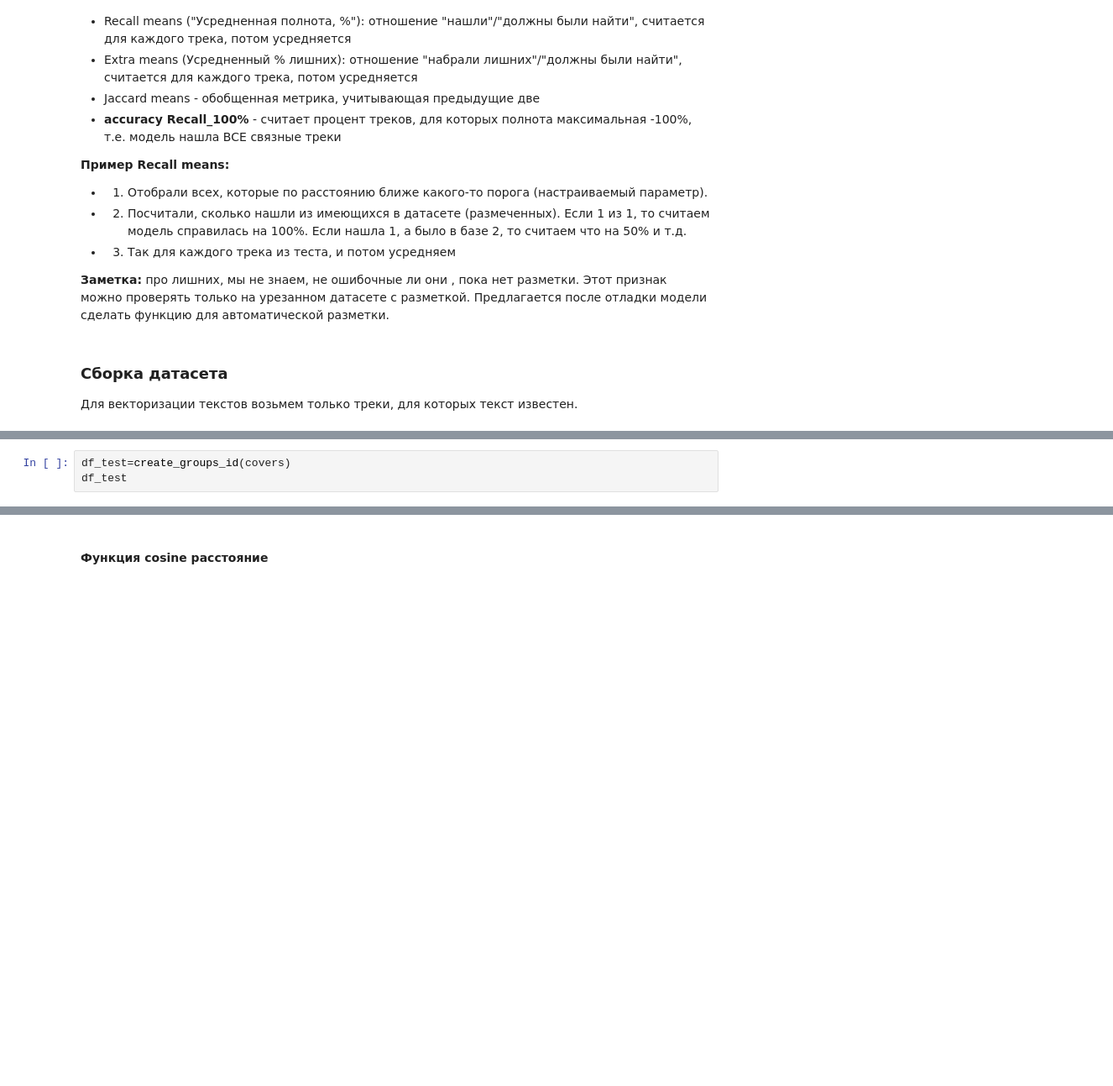
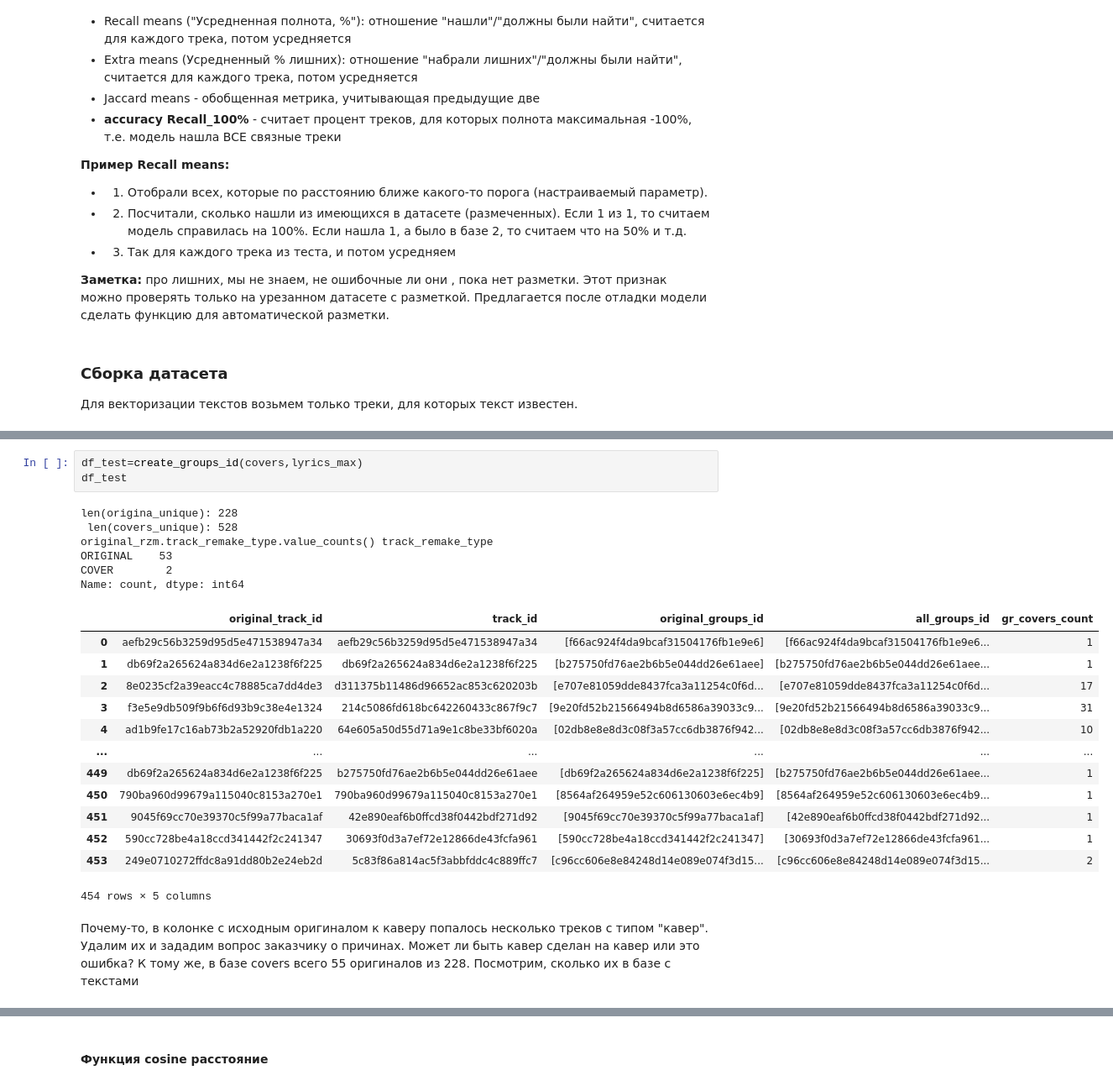
Before and after one commit to EkaterinaIII/Y_Music_NLP, a Jupyter notebook: y_music.ipynb, the cells around one changed output, grey strips where cells are left out. Shown: that part at 84% size. Drawn from its saved outputs; the diff is of its cells as text; blank space fills up the shorter version.

Commit message:
исправлена ошибка в функции сборки датасета

```diff
--- a/y_music.ipynb
+++ b/y_music.ipynb
@@ -1467,3 +1273,0 @@ def create_groups_id(covers):
-# %%
-df_test=create_groups_id(covers)
-df_test
@@ -1499,0 +1492,26 @@ df_test.head(1)
+# %%
+df_test=create_groups_id(covers,lyrics_max)
+df_test
+# %% [output]
+len(origina_unique): 228
+ len(covers_unique): 528
+original_rzm.track_remake_type.value_counts() track_remake_type
+ORIGINAL    53
+COVER        2
+Name: count, dtype: int64
+|  | original_track_id | track_id | original_groups_id | all_groups_id | gr_covers_count |
+| 0 | aefb29c56b3259d95d5e471538947a34 | aefb29c56b3259d95d5e471538947a34 | [f66ac924f4da9bcaf31504176fb1e9e6] | [f66ac924f4da9bcaf31504176fb1e9e6... | 1 |
+| 1 | db69f2a265624a834d6e2a1238f6f225 | db69f2a265624a834d6e2a1238f6f225 | [b275750fd76ae2b6b5e044dd26e61aee] | [b275750fd76ae2b6b5e044dd26e61aee... | 1 |
+| 2 | 8e0235cf2a39eacc4c78885ca7dd4de3 | d311375b11486d96652ac853c620203b | [e707e81059dde8437fca3a11254c0f6d... | [e707e81059dde8437fca3a11254c0f6d... | 17 |
+| 3 | f3e5e9db509f9b6f6d93b9c38e4e1324 | 214c5086fd618bc642260433c867f9c7 | [9e20fd52b21566494b8d6586a39033c9... | [9e20fd52b21566494b8d6586a39033c9... | 31 |
+| 4 | ad1b9fe17c16ab73b2a52920fdb1a220 | 64e605a50d55d71a9e1c8be33bf6020a | [02db8e8e8d3c08f3a57cc6db3876f942... | [02db8e8e8d3c08f3a57cc6db3876f942... | 10 |
+| ... | ... | ... | ... | ... | ... |
+| 449 | db69f2a265624a834d6e2a1238f6f225 | b275750fd76ae2b6b5e044dd26e61aee | [db69f2a265624a834d6e2a1238f6f225] | [b275750fd76ae2b6b5e044dd26e61aee... | 1 |
+| 450 | 790ba960d99679a115040c8153a270e1 | 790ba960d99679a115040c8153a270e1 | [8564af264959e52c606130603e6ec4b9] | [8564af264959e52c606130603e6ec4b9... | 1 |
+| 451 | 9045f69cc70e39370c5f99a77baca1af | 42e890eaf6b0ffcd38f0442bdf271d92 | [9045f69cc70e39370c5f99a77baca1af] | [42e890eaf6b0ffcd38f0442bdf271d92... | 1 |
+| 452 | 590cc728be4a18ccd341442f2c241347 | 30693f0d3a7ef72e12866de43fcfa961 | [590cc728be4a18ccd341442f2c241347] | [30693f0d3a7ef72e12866de43fcfa961... | 1 |
+| 453 | 249e0710272ffdc8a91dd80b2e24eb2d | 5c83f86a814ac5f3abbfddc4c889ffc7 | [c96cc606e8e84248d14e089e074f3d15... | [c96cc606e8e84248d14e089e074f3d15... | 2 |
+454 rows × 5 columns
+# %% [markdown]
+Почему-то, в колонке с исходным оригиналом к каверу попалось несколько треков с типом "кавер". Удалим их и зададим вопрос заказчику о причинах. Может ли быть кавер сделан на кавер или это ошибка?
+К тому же, в базе covers всего 55 оригиналов из 228. Посмотрим, сколько их в базе с текстами
```
Also changed, not shown: parts of 60 cells of this notebook.
